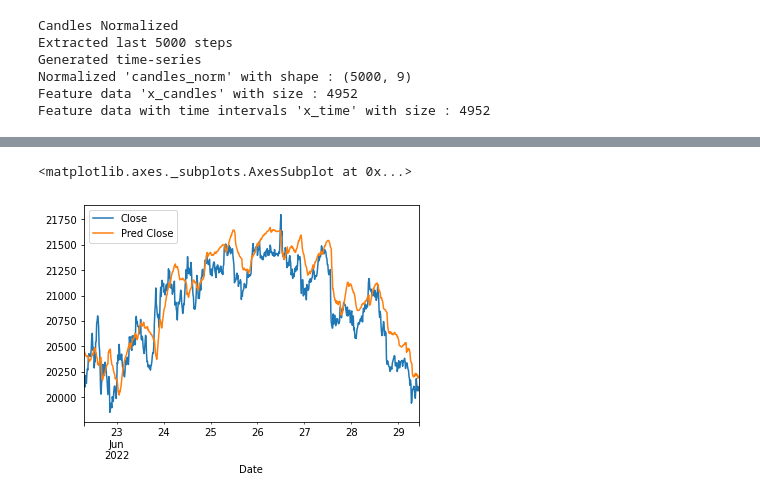
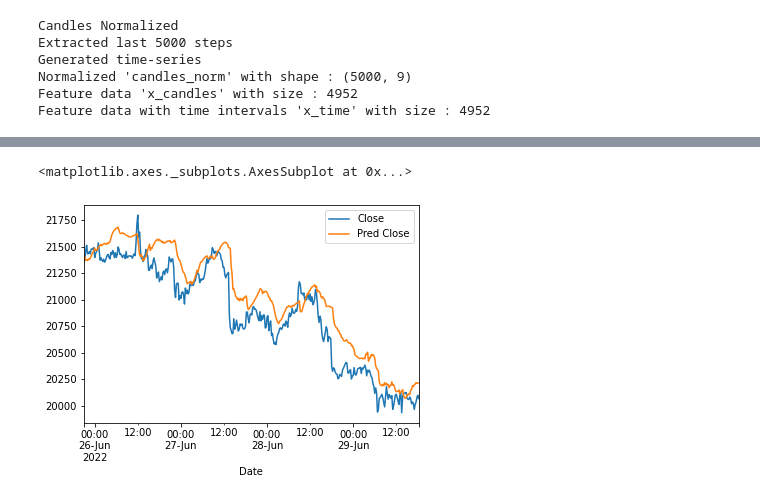
Before and after one commit to gabriele16/sats4u, a Jupyter notebook: colab/LSTM-CNN-BitCoin-Test-Trade.ipynb, the cells around one changed output, grey strips where cells are left out. Cells and saved outputs as stored; diff of their text form; code cells hidden in the pictures.

```diff
--- a/colab/LSTM-CNN-BitCoin-Test-Trade.ipynb
+++ b/colab/LSTM-CNN-BitCoin-Test-Trade.ipynb
@@ -162,5 +161,5 @@ df_preds_true.dropna()
 # %%
-df_preds_true.dropna().iloc[-new_time_steps*2:].plot()
+df_preds_true.dropna().iloc[-new_time_steps:].plot()
 # %% [output]
 <matplotlib.axes._subplots.AxesSubplot at 0x...>
-[figure, old version]
+[figure, new version]
```
Also changed, not shown: parts of 12 cells of this notebook.
